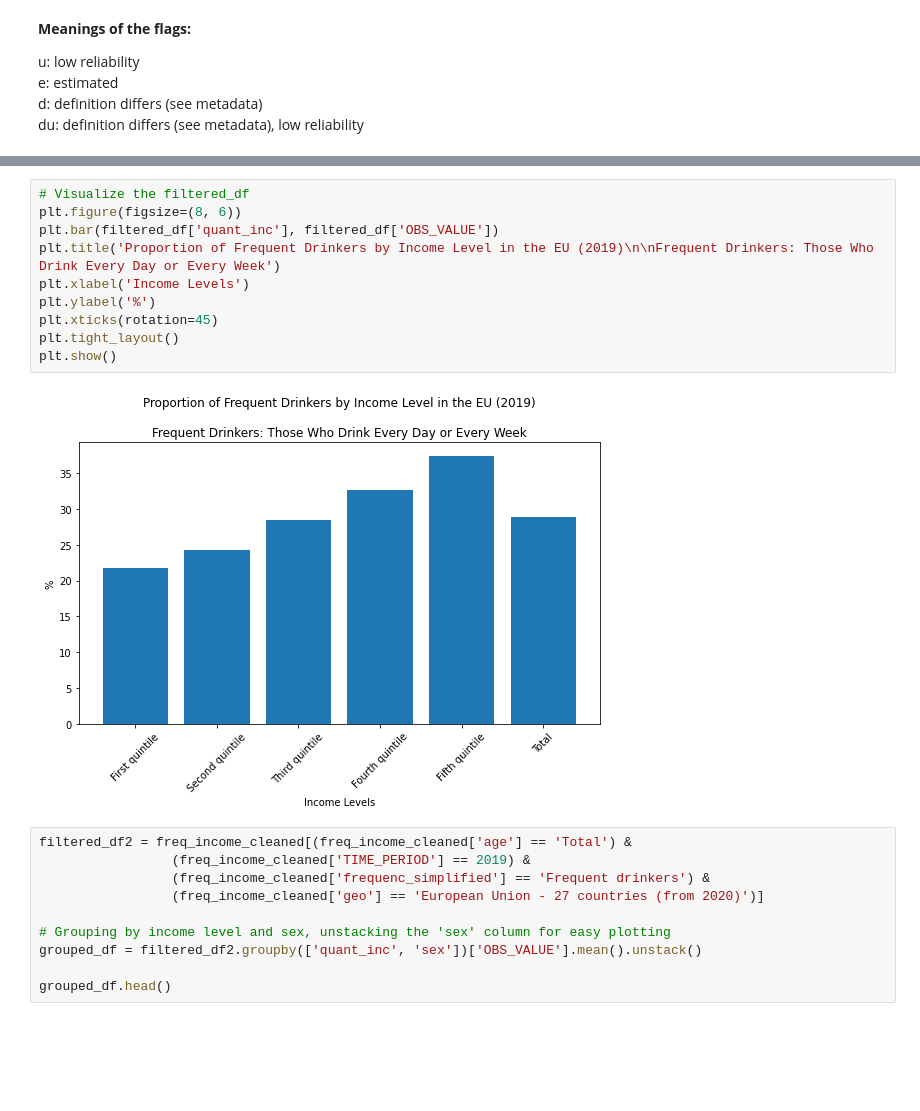
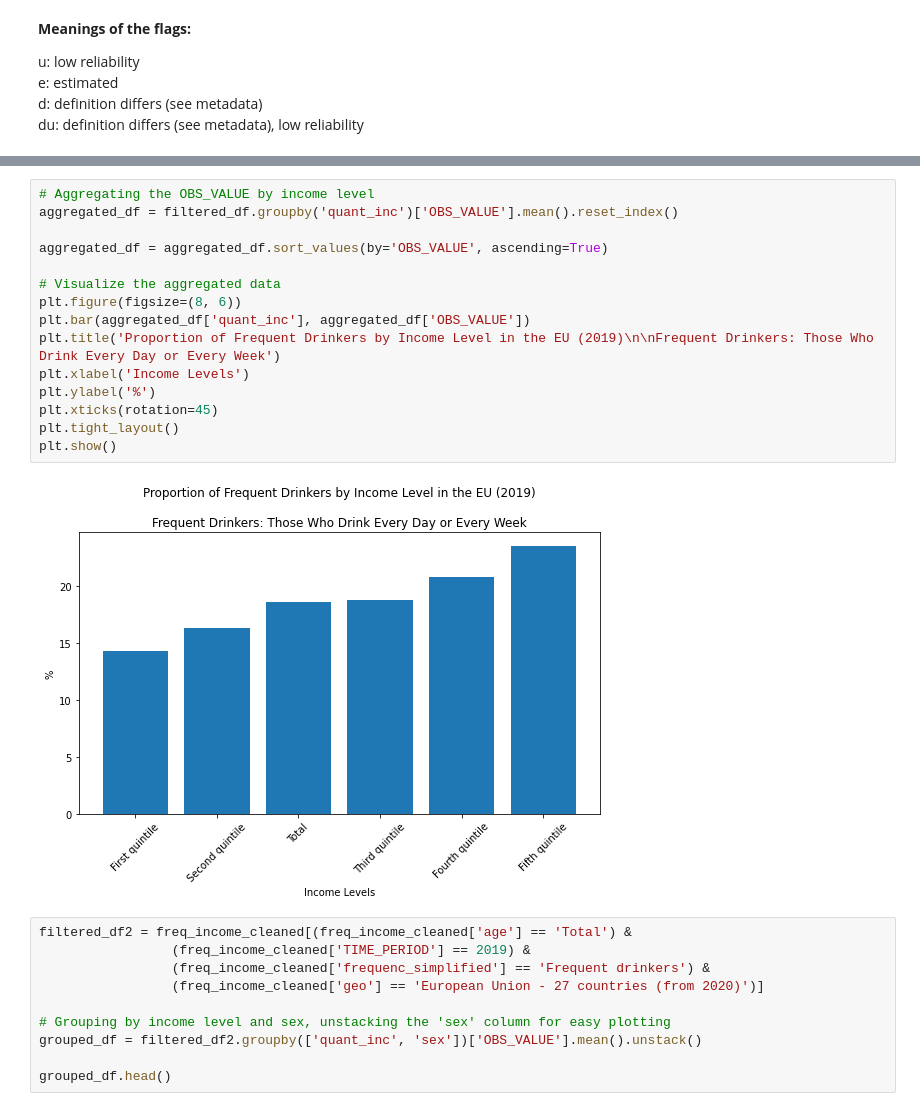
Before and after one commit to imhlas/datascience-miniproject, a Jupyter notebook: data/eurostat_data_modified.ipynb, the cells around one changed output, grey strips where cells are left out. Drawn from its saved outputs; the diff is of its cells as text; blank space fills up the shorter version.

```diff
--- a/data/eurostat_data_modified.ipynb
+++ b/data/eurostat_data_modified.ipynb
@@ -102,15 +107,20 @@ filtered_df.head()
 # %%
-# Visualize the filtered_df
+# Aggregating the OBS_VALUE by income level
+aggregated_df = filtered_df.groupby('quant_inc')['OBS_VALUE'].mean().reset_index()
+
+aggregated_df = aggregated_df.sort_values(by='OBS_VALUE', ascending=True)
+
+# Visualize the aggregated data
 plt.figure(figsize=(8, 6))
-plt.bar(filtered_df['quant_inc'], filtered_df['OBS_VALUE'])
+plt.bar(aggregated_df['quant_inc'], aggregated_df['OBS_VALUE'])
 plt.title('Proportion of Frequent Drinkers by Income Level in the EU (2019)\n\nFrequent Drinkers: Those Who Drink Every Day or Every Week')
 plt.xlabel('Income Levels')
 plt.ylabel('%')
 plt.xticks(rotation=45)
 plt.tight_layout()
 plt.show()
 # %% [output]
-[figure, old version]
+[figure, new version]
 # %%
 filtered_df2 = freq_income_cleaned[(freq_income_cleaned['age'] == 'Total') &
                  (freq_income_cleaned['TIME_PERIOD'] == 2019) &
```
Also changed, not shown: parts of 1 cell of this notebook.
